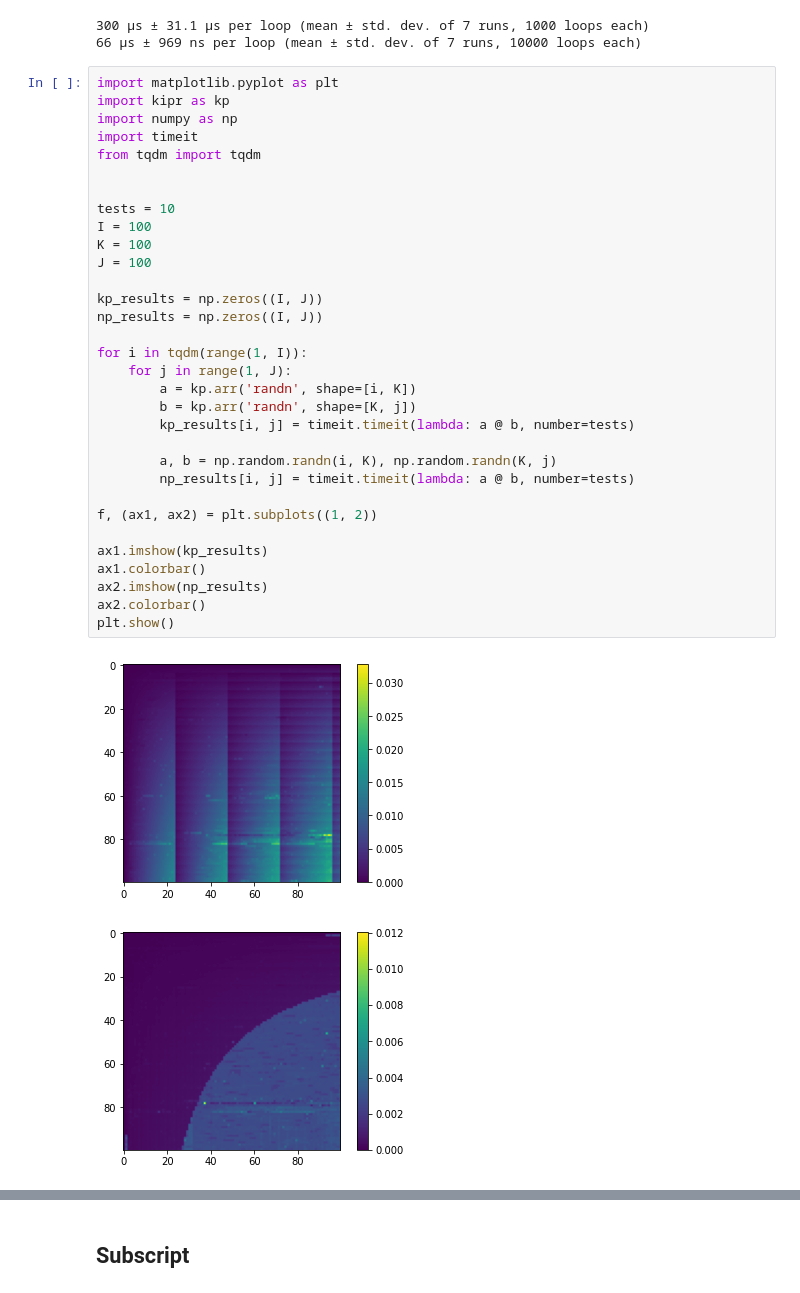
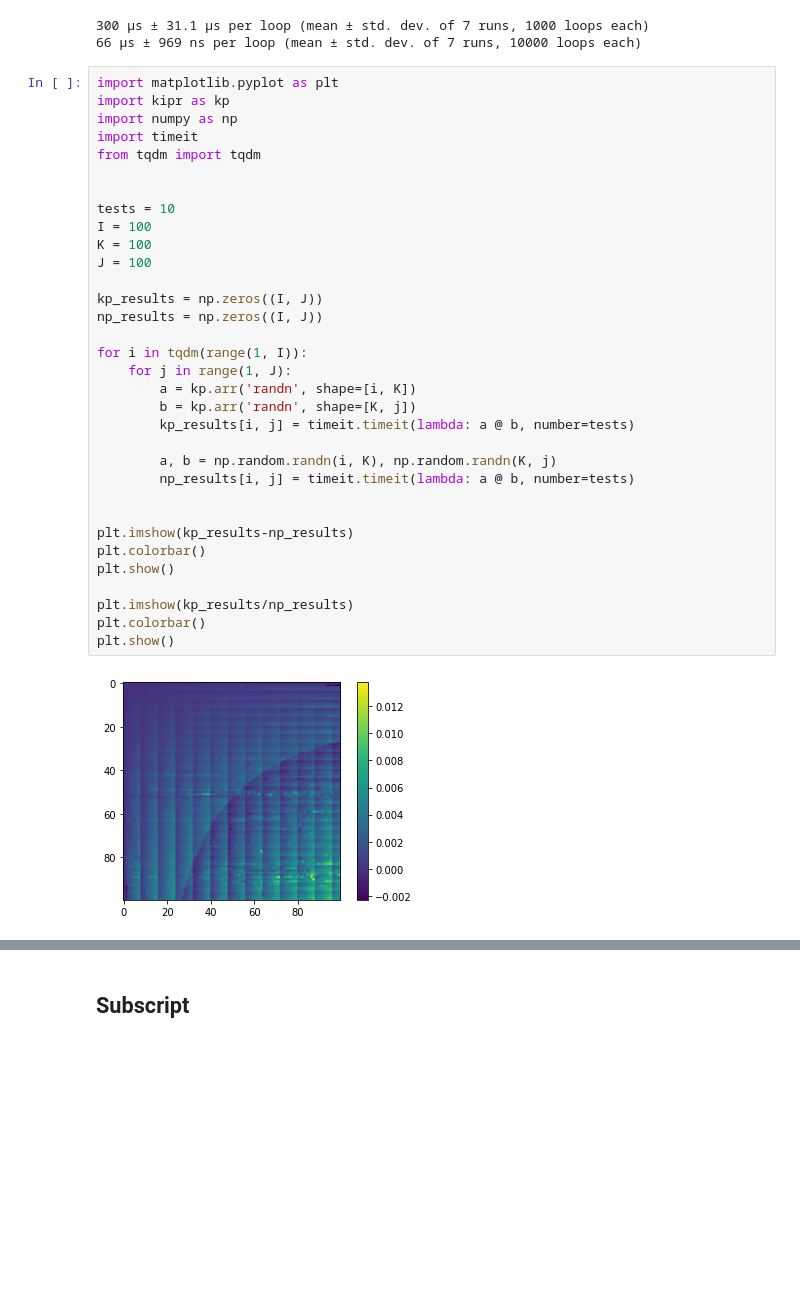
Before and after one commit to Kipre/kipr, a Jupyter notebook: docs/performance.ipynb, the cells around one changed output, grey strips where cells are left out. Saved outputs shown, nothing was run; the diff lists cells and outputs as text; blank space fills up the shorter version.

Commit message:
bytecode parse and graph

```diff
--- a/docs/performance.ipynb
+++ b/docs/performance.ipynb
@@ -59,35 +57,35 @@ a, b = a.numpy(), b.numpy()
 # %%
 import matplotlib.pyplot as plt
 import kipr as kp
 import numpy as np
 import timeit
 from tqdm import tqdm
 
 
 tests = 10
 I = 100
 K = 100
 J = 100
 
 kp_results = np.zeros((I, J))
 np_results = np.zeros((I, J))
 
 for i in tqdm(range(1, I)):
     for j in range(1, J):
         a = kp.arr('randn', shape=[i, K])
         b = kp.arr('randn', shape=[K, j])
         kp_results[i, j] = timeit.timeit(lambda: a @ b, number=tests)
 
         a, b = np.random.randn(i, K), np.random.randn(K, j)
         np_results[i, j] = timeit.timeit(lambda: a @ b, number=tests)
 
-f, (ax1, ax2) = plt.subplots((1, 2))
 
-ax1.imshow(kp_results)
-ax1.colorbar()
-ax2.imshow(np_results)
-ax2.colorbar()
+plt.imshow(kp_results-np_results)
+plt.colorbar()
 plt.show()
+
+plt.imshow(kp_results/np_results)
+plt.colorbar()
+plt.show()
 # %% [output]
-[figure, old version]
+[figure, new version]
-[figure, removed]
```
Also changed, not shown: parts of 3 cells of this notebook, 18 other files.
